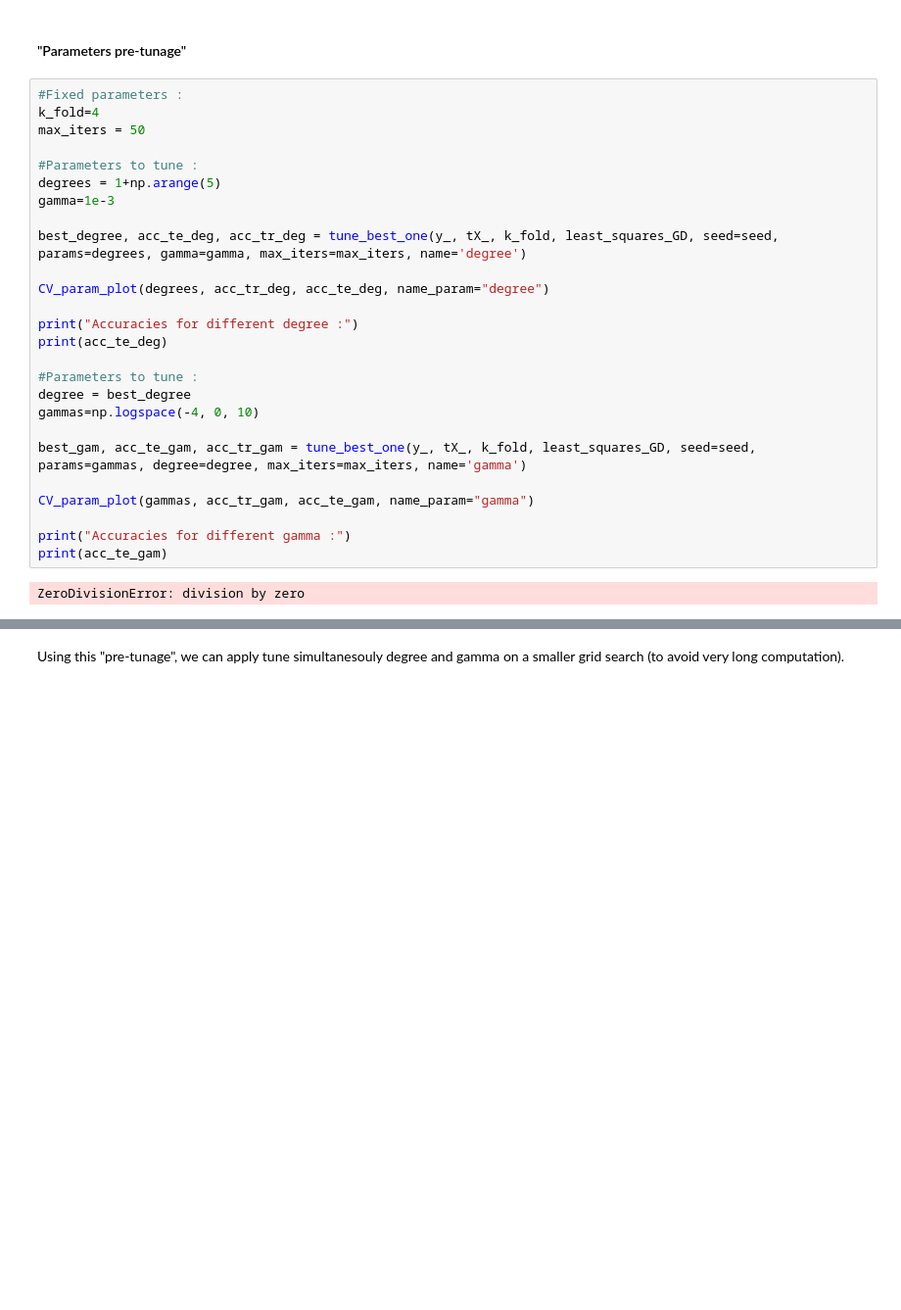
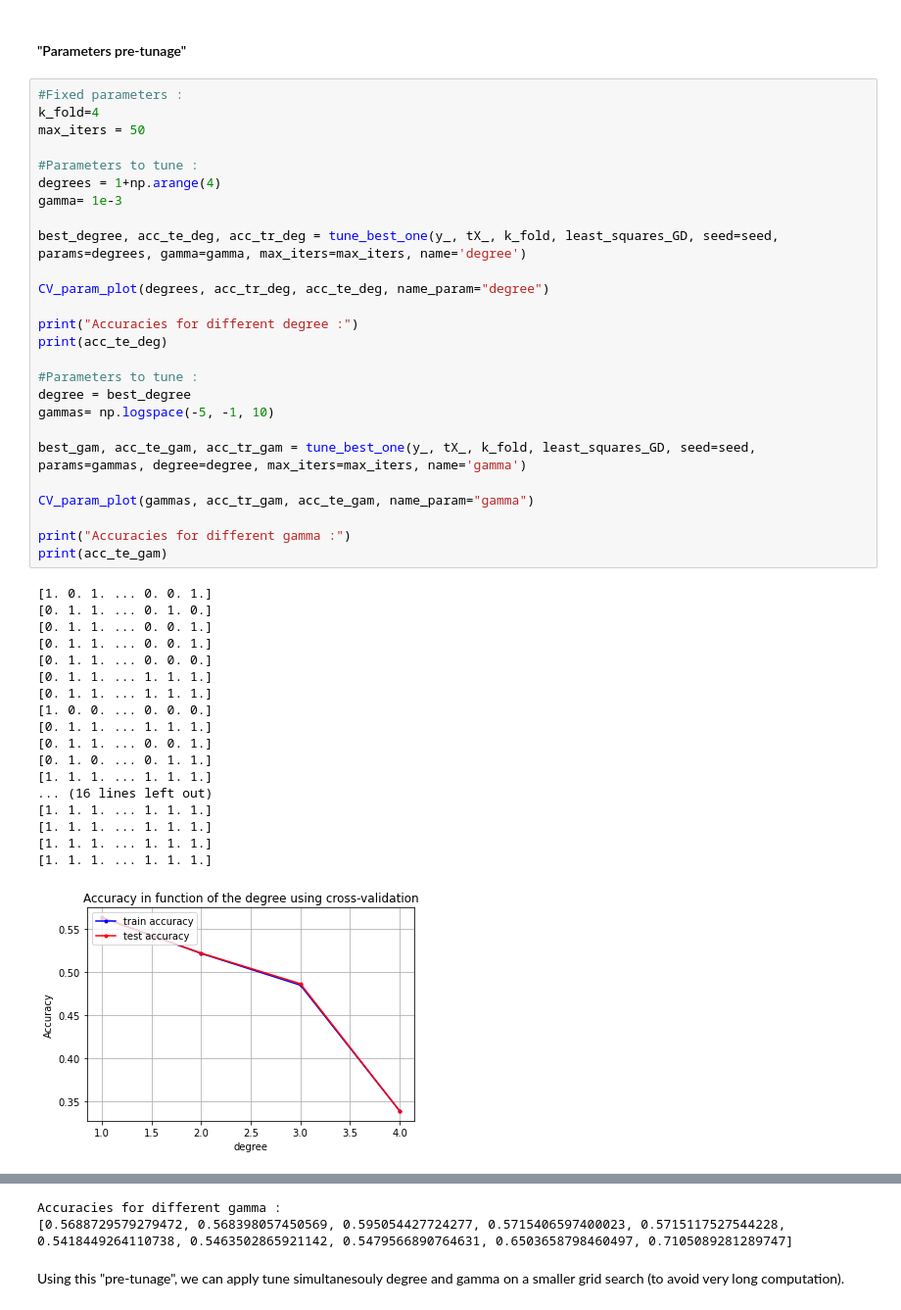
Before and after one commit to CS-433/ml-project-1-thevipers, a Jupyter notebook: main.ipynb, the cells around one changed output, grey strips where cells are left out. Shown at 98% size. Drawn from its saved outputs; the diff is of its cells as text; blank space fills up the shorter version.

```diff
--- a/main.ipynb
+++ b/main.ipynb
@@ -192,28 +214,45 @@ seed = np.random.seed(10)
 # %%
 #Fixed parameters :
 k_fold=4
 max_iters = 50
 
 #Parameters to tune :
-degrees = 1+np.arange(5)
-gamma=1e-3
+degrees = 1+np.arange(4)
+gamma= 1e-3
 
 best_degree, acc_te_deg, acc_tr_deg = tune_best_one(y_, tX_, k_fold, least_squares_GD, seed=seed, params=degrees, gamma=gamma, max_iters=max_iters, name='degree')
 
 CV_param_plot(degrees, acc_tr_deg, acc_te_deg, name_param="degree")
 
 print("Accuracies for different degree :")
 print(acc_te_deg)
 
 #Parameters to tune :
 degree = best_degree
-gammas=np.logspace(-4, 0, 10)
+gammas= np.logspace(-5, -1, 10)
 
 best_gam, acc_te_gam, acc_tr_gam = tune_best_one(y_, tX_, k_fold, least_squares_GD, seed=seed, params=gammas, degree=degree, max_iters=max_iters, name='gamma')
 
 CV_param_plot(gammas, acc_tr_gam, acc_te_gam, name_param="gamma")
 
 print("Accuracies for different gamma :")
 print(acc_te_gam)
 # %% [output]
-ZeroDivisionError: division by zero
+[1. 0. 1. ... 0. 0. 1.]
+[0. 1. 1. ... 0. 1. 0.]
+[0. 1. 1. ... 0. 0. 1.]
+[0. 1. 1. ... 0. 0. 1.]
+[0. 1. 1. ... 0. 0. 0.]
+[0. 1. 1. ... 1. 1. 1.]
+[0. 1. 1. ... 1. 1. 1.]
+[1. 0. 0. ... 0. 0. 0.]
+[0. 1. 1. ... 1. 1. 1.]
+[0. 1. 1. ... 0. 0. 1.]
+[0. 1. 0. ... 0. 1. 1.]
+[1. 1. 1. ... 1. 1. 1.]
+... (16 lines left out)
+[1. 1. 1. ... 1. 1. 1.]
+[1. 1. 1. ... 1. 1. 1.]
+[1. 1. 1. ... 1. 1. 1.]
+[1. 1. 1. ... 1. 1. 1.]
+[figure, added]
@@ -220,3 +277,5 @@ ZeroDivisionError: division by zero
+Accuracies for different gamma :
+[0.5688729579279472, 0.568398057450569, 0.595054427724277, 0.5715406597400023, 0.5715117527544228, 0.5418449264110738, 0.5463502865921142, 0.5479566890764631, 0.6503658798460497, 0.7105089281289747]
 # %% [markdown]
 Using this "pre-tunage", we can apply tune simultanesouly degree and gamma on a smaller grid search (to avoid very long computation).
 # %%
```
Also changed, not shown: parts of 11 cells of this notebook, 4 other files.
